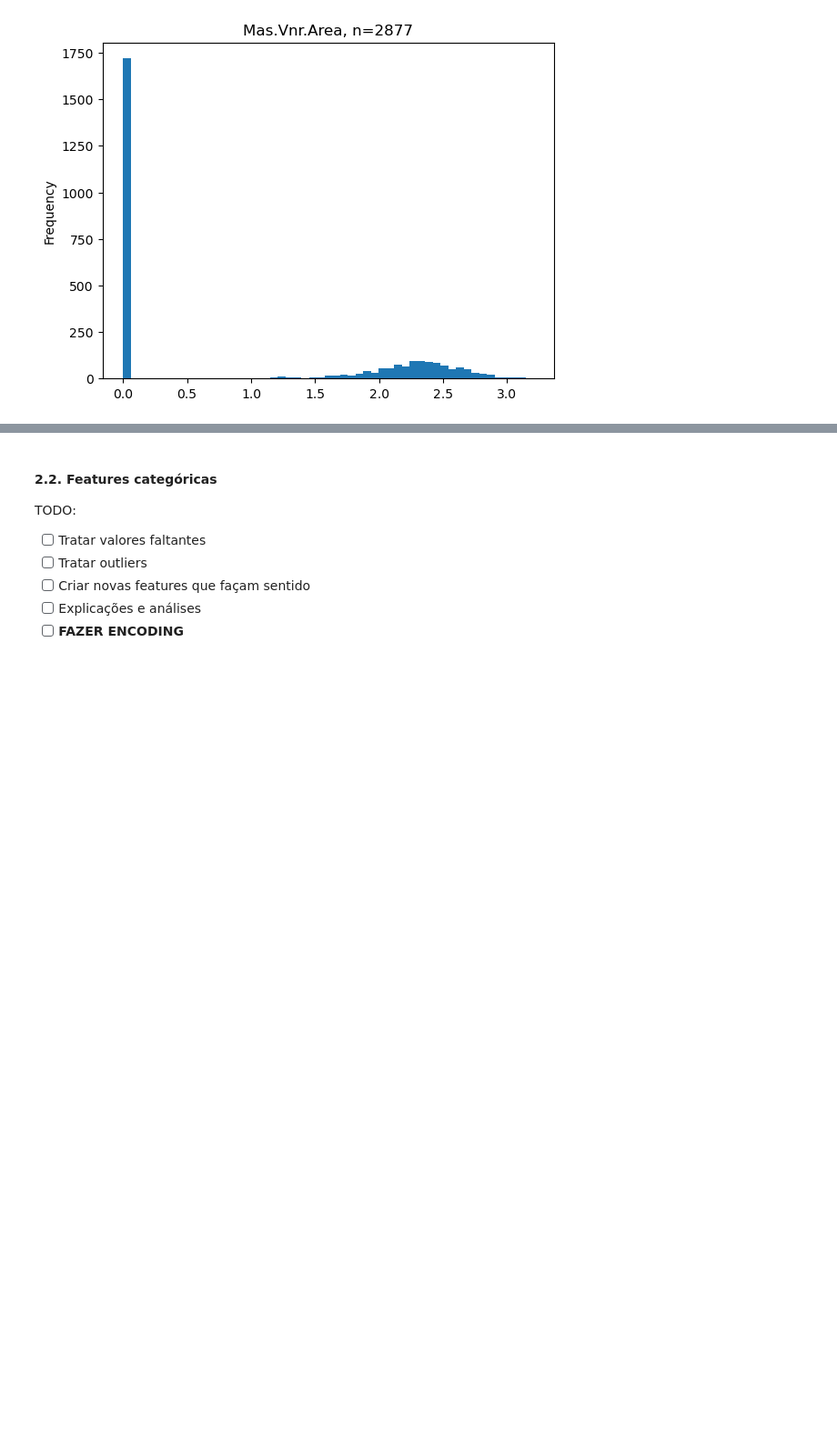
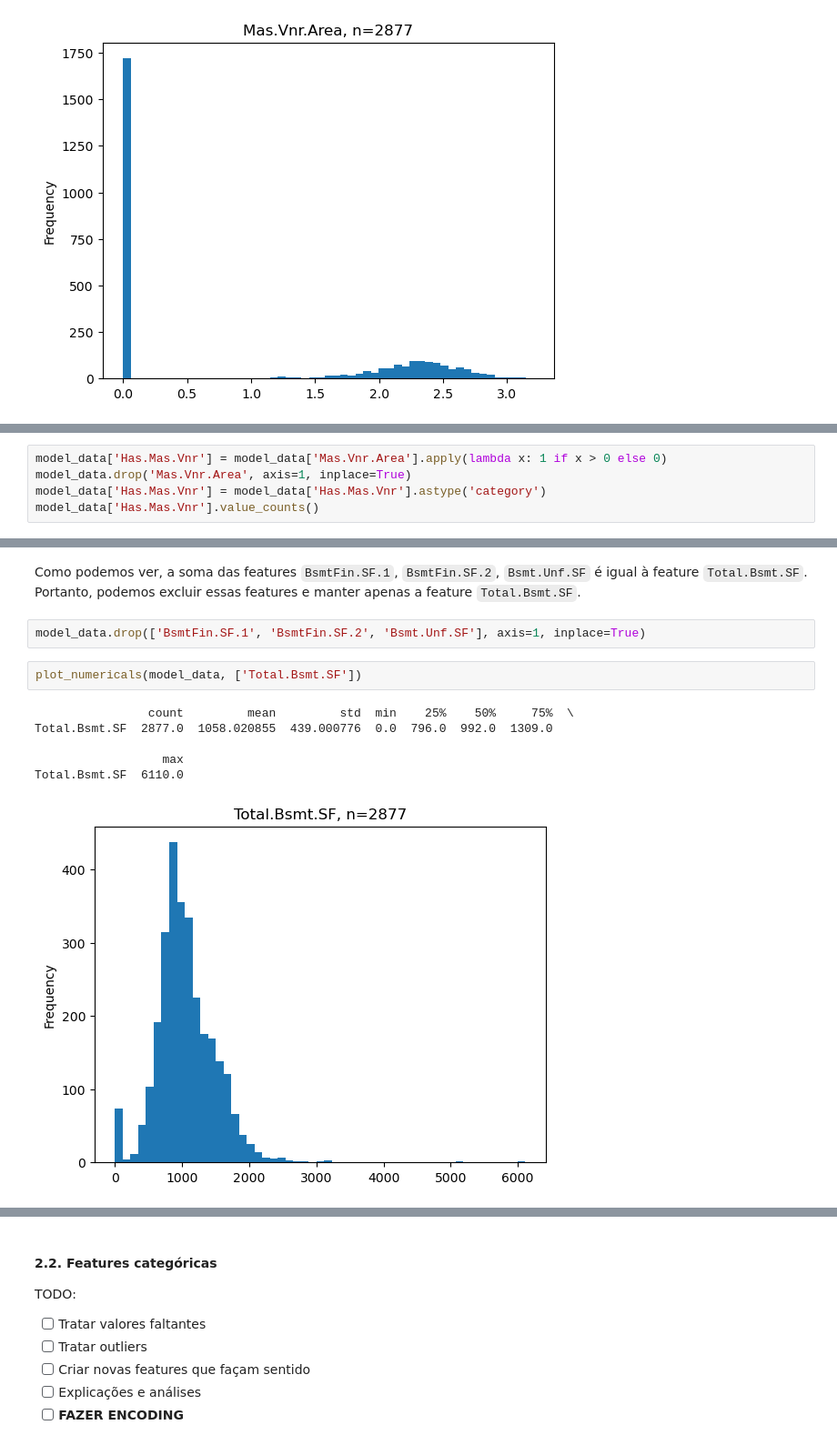
Before and after one commit to ArthurCisotto/Projeto1_MachineLearning_23.2, a Jupyter notebook: notebooks/04_projeto.ipynb, the cells around one changed output, grey strips where cells are left out. Shown at 91% size. Saved outputs shown, nothing was run; the diff lists cells and outputs as text; blank space fills up the shorter version.

```diff
--- a/notebooks/04_projeto.ipynb
+++ b/notebooks/04_projeto.ipynb
@@ -147,0 +151,5 @@ Mas.Vnr.Area  2877.0  0.916184  1.141249  0.0  0.0  0.0  2.222716  3.204391
+# %%
+model_data['Has.Mas.Vnr'] = model_data['Mas.Vnr.Area'].apply(lambda x: 1 if x > 0 else 0)
+model_data.drop('Mas.Vnr.Area', axis=1, inplace=True)
+model_data['Has.Mas.Vnr'] = model_data['Has.Mas.Vnr'].astype('category')
+model_data['Has.Mas.Vnr'].value_counts()
@@ -147,0 +197,13 @@ Mas.Vnr.Area  2877.0  0.916184  1.141249  0.0  0.0  0.0  2.222716  3.204391
+# %% [markdown]
+Como podemos ver, a soma das features `BsmtFin.SF.1`, `BsmtFin.SF.2`, `Bsmt.Unf.SF` é igual à feature `Total.Bsmt.SF`. Portanto, podemos excluir essas features e manter apenas a feature `Total.Bsmt.SF`.
+# %%
+model_data.drop(['BsmtFin.SF.1', 'BsmtFin.SF.2', 'Bsmt.Unf.SF'], axis=1, inplace=True)
+# %%
+plot_numericals(model_data, ['Total.Bsmt.SF'])
+# %% [output]
+                count         mean         std  min    25%    50%     75%  \
+Total.Bsmt.SF  2877.0  1058.020855  439.000776  0.0  796.0  992.0  1309.0
+
+                  max
+Total.Bsmt.SF  6110.0
+[figure, added]
```
Also changed, not shown: parts of 91 cells of this notebook.
